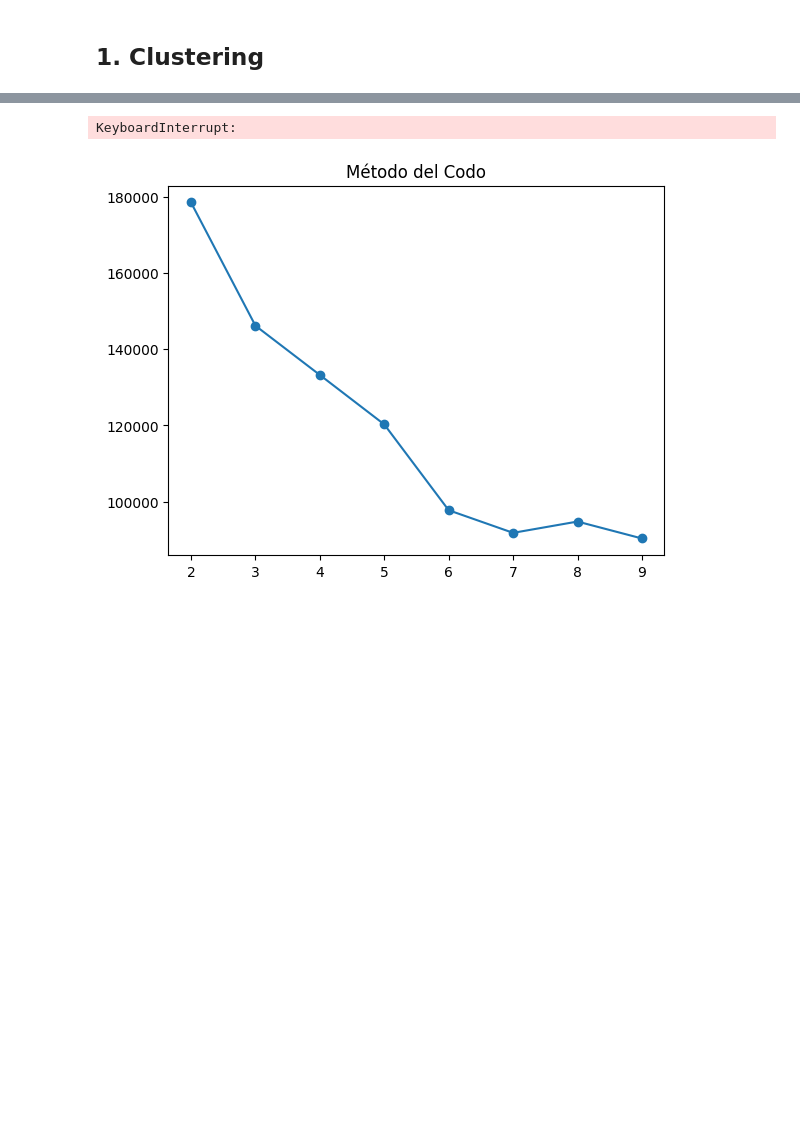
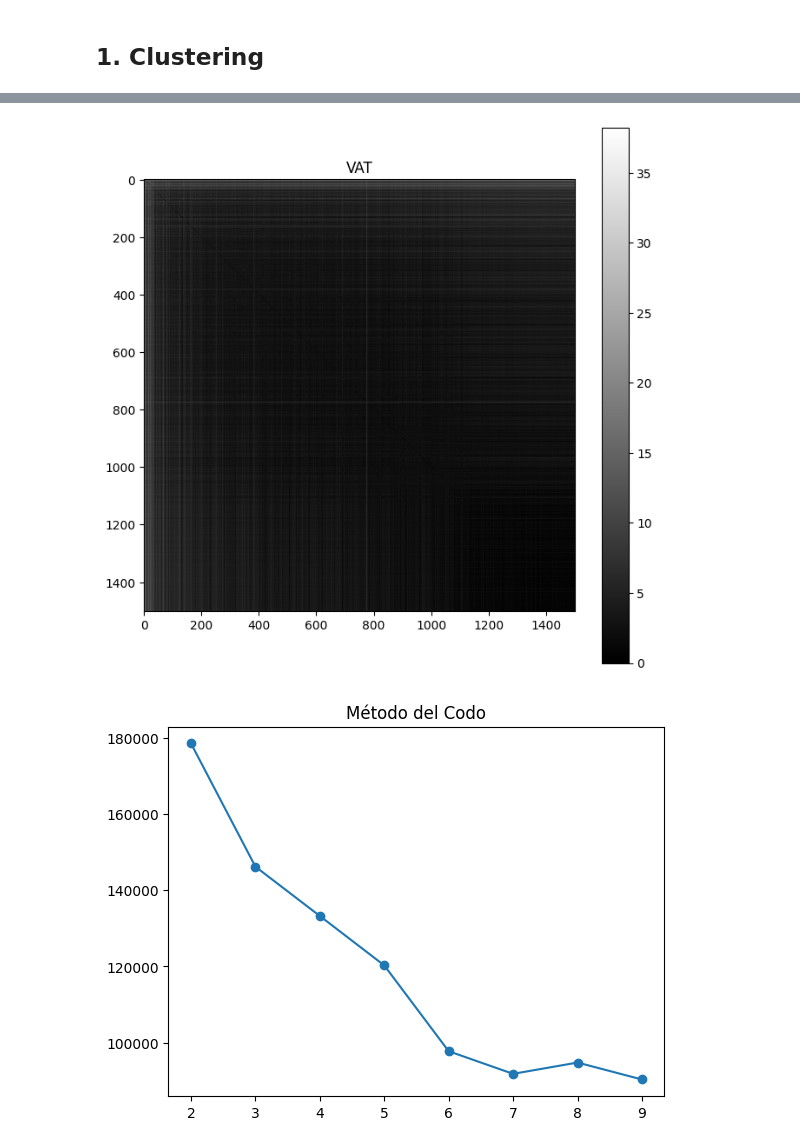
Before and after one commit to CamiR24/Lab1-Mineria, a Jupyter notebook: lab2.ipynb, the cells around one changed output, grey strips where cells are left out. Drawn from its saved outputs; the diff is of its cells as text; code cells hidden in the pictures; blank space fills up the shorter version.

```diff
--- a/lab2.ipynb
+++ b/lab2.ipynb
@@ -80,65 +101,37 @@ np.float64(0.9893353054955998)
 # %%
 # #VAT
-# X_sample = X_scaled[np.random.choice(X_scaled.shape[0], 1500, replace=False)]
-# dist_matrix = squareform(pdist(X_sample))
-
-# def VAT(D):
-#     N = D.shape[0]
-#     J = list(range(N))
-
-#     I = []
-
-#     # Paso inicial
-#     y = np.argmax(np.sum(D, axis=1))
-#     I.append(y)
-#     J.remove(y)
-
-#     while J:
-#         j = max(J, key=lambda j: min([D[j, i] for i in I]))
-#         I.append(j)
-#         J.remove(j)
-
-#     D_reordered = D[np.ix_(I, I)]
-#     return D_reordered
-
-
-# D_vat = VAT(dist_matrix)
-
-# plt.figure(figsize=(8,8))
-# plt.imshow(D_vat, cmap='gray')
-# plt.title("VAT")
-# plt.colorbar()
-# plt.show()
-
-# Submuestreo para evitar problemas de memoria
 X_sample = X_scaled[np.random.choice(X_scaled.shape[0], 1500, replace=False)]
-
 dist_matrix = squareform(pdist(X_sample))
 
 def VAT(D):
-    N = D.shape[0]
-    J = list(range(N))
-    I = []
+     N = D.shape[0]
+     J = list(range(N))
 
-    y = np.argmax(np.sum(D, axis=1))
-    I.append(y)
-    J.remove(y)
+     I = []
 
-    while J:
-        j = max(J, key=lambda j: min([D[j, i] for i in I]))
-        I.append(j)
-        J.remove(j)
+     # Paso inicial
+     y = np.argmax(np.sum(D, axis=1))
+     I.append(y)
+     J.remove(y)
 
-    return D[np.ix_(I, I)]
+     while J:
+         j = max(J, key=lambda j: min([D[j, i] for i in I]))
+         I.append(j)
+         J.remove(j)
+
+     D_reordered = D[np.ix_(I, I)]
+     return D_reordered
+
 
 D_vat = VAT(dist_matrix)
 
-plt.figure(figsize=(6,6))
+plt.figure(figsize=(8,8))
 plt.imshow(D_vat, cmap='gray')
-plt.title("VAT - Visual Assessment of Cluster Tendency")
+plt.title("VAT")
+plt.colorbar()
 plt.show()
 # %% [output]
-KeyboardInterrupt:
+[figure, added]
 # %%
 # 1.3. Número de grupos a formar
 
```
Also changed, not shown: parts of 8 cells of this notebook, 1 other file.
